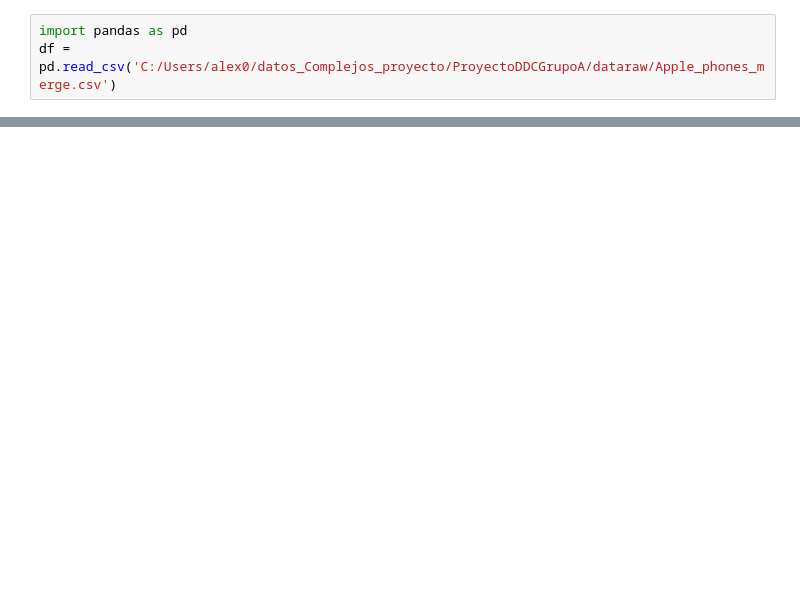
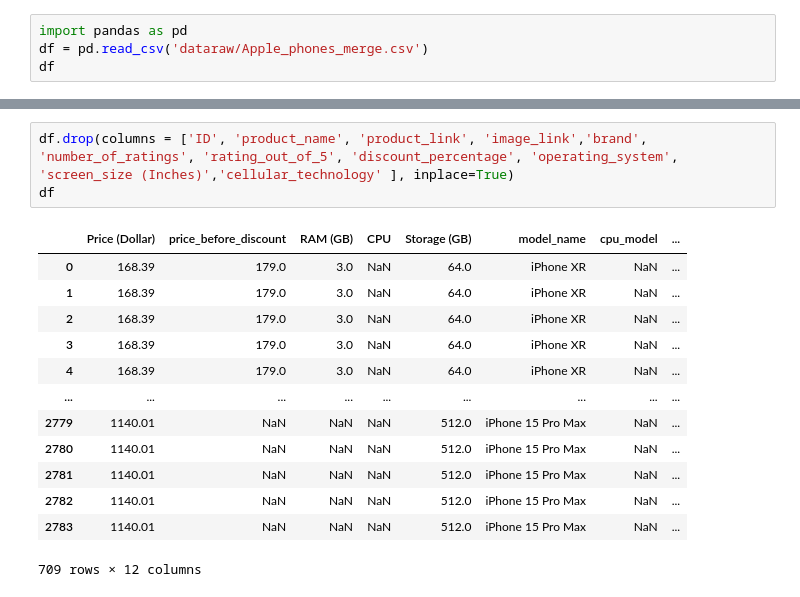
Before and after one commit to HugoFraile7/ProyectoDDCGrupoA, a Jupyter notebook: entrega2.ipynb, the cells around one changed output, grey strips where cells are left out. Cells and saved outputs as stored; diff of their text form; blank space fills up the shorter version.

```diff
--- a/entrega2.ipynb
+++ b/entrega2.ipynb
@@ -1,3 +1,4 @@
 # %%
 import pandas as pd
-df = pd.read_csv('C:/Users/alex0/datos_Complejos_proyecto/ProyectoDDCGrupoA/dataraw/Apple_phones_merge.csv')
+df = pd.read_csv('dataraw/Apple_phones_merge.csv')
+df
@@ -70,0 +66,17 @@ Name: review, Length: 633, dtype: object
+# %%
+df.drop(columns = ['ID', 'product_name', 'product_link', 'image_link','brand', 'number_of_ratings', 'rating_out_of_5', 'discount_percentage', 'operating_system', 'screen_size (Inches)','cellular_technology' ], inplace=True)
+df
+# %% [output]
+|  | Price (Dollar) | price_before_discount | RAM (GB) | CPU | Storage (GB) | model_name | cpu_model | ... |
+| 0 | 168.39 | 179.0 | 3.0 | NaN | 64.0 | iPhone XR | NaN | ... |
+| 1 | 168.39 | 179.0 | 3.0 | NaN | 64.0 | iPhone XR | NaN | ... |
+| 2 | 168.39 | 179.0 | 3.0 | NaN | 64.0 | iPhone XR | NaN | ... |
+| 3 | 168.39 | 179.0 | 3.0 | NaN | 64.0 | iPhone XR | NaN | ... |
+| 4 | 168.39 | 179.0 | 3.0 | NaN | 64.0 | iPhone XR | NaN | ... |
+| ... | ... | ... | ... | ... | ... | ... | ... | ... |
+| 2779 | 1140.01 | NaN | NaN | NaN | 512.0 | iPhone 15 Pro Max | NaN | ... |
+| 2780 | 1140.01 | NaN | NaN | NaN | 512.0 | iPhone 15 Pro Max | NaN | ... |
+| 2781 | 1140.01 | NaN | NaN | NaN | 512.0 | iPhone 15 Pro Max | NaN | ... |
+| 2782 | 1140.01 | NaN | NaN | NaN | 512.0 | iPhone 15 Pro Max | NaN | ... |
+| 2783 | 1140.01 | NaN | NaN | NaN | 512.0 | iPhone 15 Pro Max | NaN | ... |
+709 rows × 12 columns
```
Also changed, not shown: parts of 25 cells of this notebook, 3 other files.
